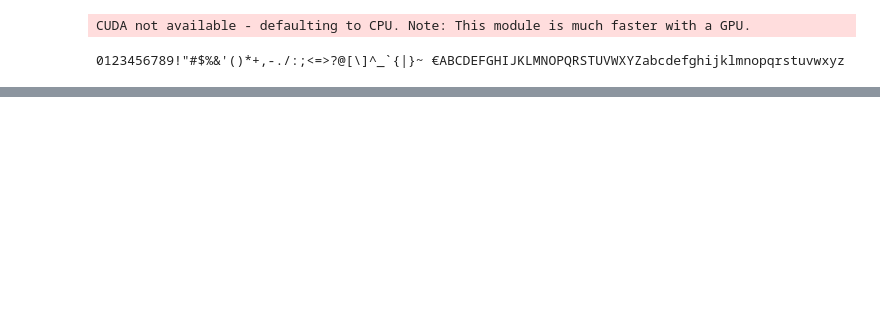
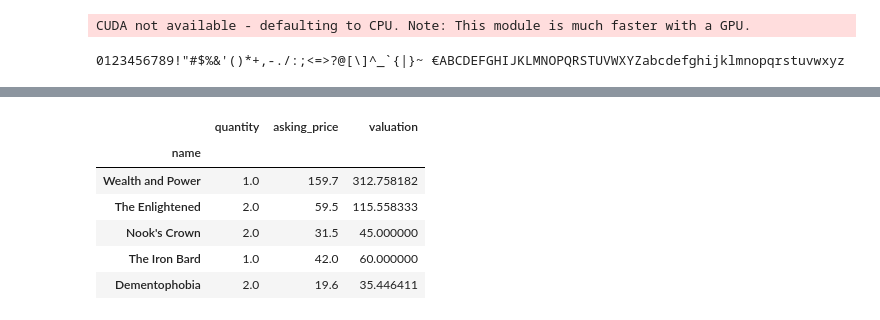
Before and after one commit to arpheno/poe, a Jupyter notebook: tab_analyzer.ipynb, the cells around one changed output, grey strips where cells are left out. Saved outputs shown, nothing was run; the diff lists cells and outputs as text; code cells hidden in the pictures; blank space fills up the shorter version.

```diff
--- a/tab_analyzer.ipynb
+++ b/tab_analyzer.ipynb
@@ -134,0 +180,14 @@ df
+# %%
+df['lookup']=df.index.map(xxxmap_div_card_name)
+df=df.join(pd.Series(valuations,name='valuation'),on='lookup').drop(['lookup','total_exalt'],axis=1)
+df['valuation']=df['valuation'].fillna(df.price)
+df=df.drop(['price','total_chaos'],axis=1)
+df.head()
+# %% [output]
+|  | quantity | asking_price | valuation |
+| name |  |  |  |
+| Wealth and Power | 1.0 | 159.7 | 312.758182 |
+| The Enlightened | 2.0 | 59.5 | 115.558333 |
+| Nook's Crown | 2.0 | 31.5 | 45.000000 |
+| The Iron Bard | 1.0 | 42.0 | 60.000000 |
+| Dementophobia | 2.0 | 19.6 | 35.446411 |
```
Also changed, not shown: parts of 17 cells of this notebook, 14 other files.
